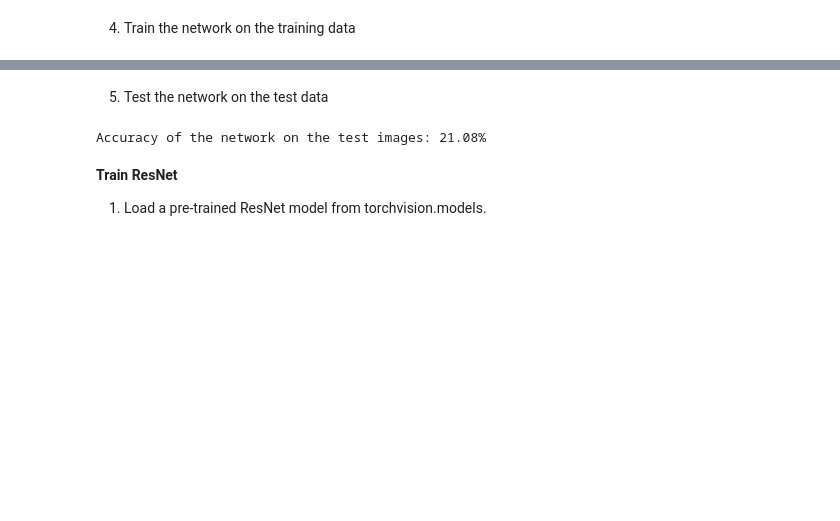
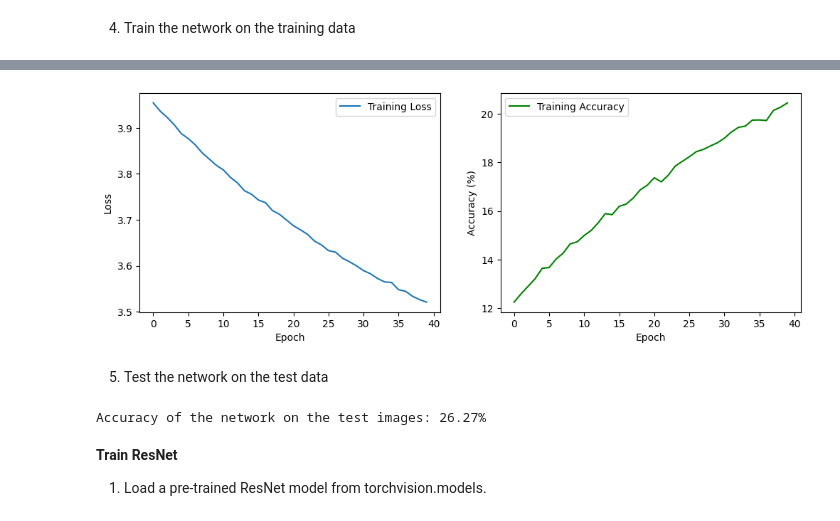
Before and after one commit to Joizra/Multilayer-Perceptron, a Jupyter notebook: Image_classification_CNN.ipynb, the cells around one changed output, grey strips where cells are left out. Saved outputs shown, nothing was run; the diff lists cells and outputs as text; code cells hidden in the pictures; blank space fills up the shorter version.

```diff
--- a/Image_classification_CNN.ipynb
+++ b/Image_classification_CNN.ipynb
@@ -190,15 +190,20 @@ Net(
 # %%
 # Loss and optimizer
 criterion = nn.CrossEntropyLoss()
-optimizer = optim.Adam(net.parameters(), lr=0.001)
+optimizer = optim.SGD(net.parameters(), lr=0.001)
 # %% [markdown]
 4. Train the network on the training data
 # %%
 # Training the network
-num_epochs = 10
+num_epochs = 40
+
+# Initialize lists for recording history
+loss_history = []
+accuracy_history = []
 
 for epoch in range(num_epochs):
     running_loss = 0.0
+    correct_predictions = 0
 
     for inputs, labels in train_loader:
         inputs, labels = inputs.to(device), labels.to(device)
@@ -213,8 +218,17 @@ for epoch in range(num_epochs):
 
         running_loss += loss.item()
 
+        # If you want to track accuracy:
+        _, predicted = torch.max(outputs.data, 1)
+        correct_predictions += (predicted == labels).sum().item()
+
     avg_loss = running_loss / len(train_loader)
-    print(f"Epoch {epoch+1}, Loss: {avg_loss:.4f}")
+    epoch_accuracy = 100 * correct_predictions / len(train_dataset)  # assuming train_dataset is the full dataset
+
+    loss_history.append(avg_loss)
+    accuracy_history.append(epoch_accuracy)
+
+    print(f"Epoch {epoch+1}, Loss: {avg_loss:.4f}, Accuracy: {epoch_accuracy:.2f}%")
 
 torch.save(net.state_dict(), 'net.pth')
 print('Finished Training')
@@ -232,4 +252,26 @@ Epoch 10, Loss: 3.7430
 Finished Training
+# %%
+import matplotlib.pyplot as plt
+
+plt.figure(figsize=(12, 4))
+
+# Plotting loss history
+plt.subplot(1, 2, 1)
+plt.plot(loss_history, label="Training Loss")
+plt.xlabel("Epoch")
+plt.ylabel("Loss")
+plt.legend()
+
+# Plotting accuracy history
+plt.subplot(1, 2, 2)
+plt.plot(accuracy_history, label="Training Accuracy", color="green")
+plt.xlabel("Epoch")
+plt.ylabel("Accuracy (%)")
+plt.legend()
+
+plt.show()
+# %% [output]
+[figure, added]
 # %% [markdown]
 5. Test the network on the test data
 # %%
@@ -250,7 +292,7 @@ with torch.no_grad():
 
 print(f'Accuracy of the network on the test images: {100 * correct / total:.2f}%')
 # %% [output]
-Accuracy of the network on the test images: 21.08%
+Accuracy of the network on the test images: 26.27%
 # %% [markdown]
 **Train ResNet**
 
```
Also changed, not shown: parts of 6 cells of this notebook.
